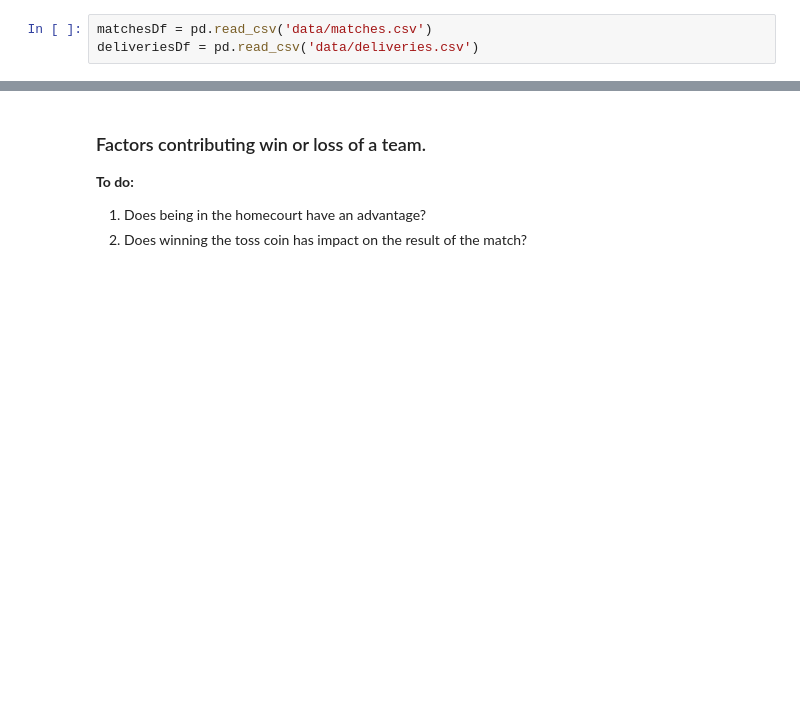
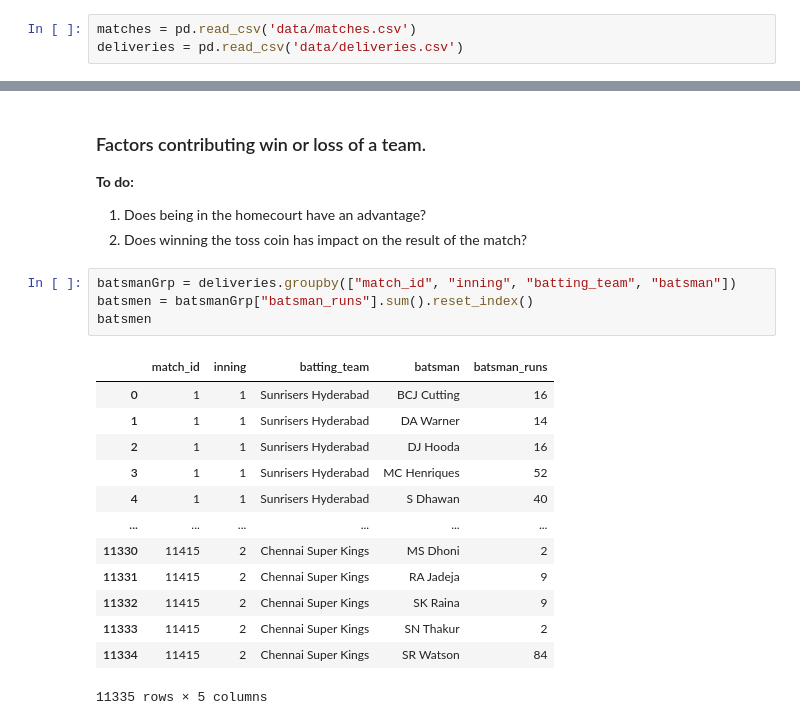
Before and after one commit to cryptic-monster/eda-sports, a Jupyter notebook: sports-eda.ipynb, the cells around one changed output, grey strips where cells are left out. Drawn from its saved outputs; the diff is of its cells as text; blank space fills up the shorter version.

```diff
--- a/sports-eda.ipynb
+++ b/sports-eda.ipynb
@@ -6,6 +6,6 @@ import numpy as np
 import matplotlib.pyplot as plt
 %matplotlib inline
 # %%
-matchesDf = pd.read_csv('data/matches.csv')
-deliveriesDf = pd.read_csv('data/deliveries.csv')
+matches = pd.read_csv('data/matches.csv')
+deliveries = pd.read_csv('data/deliveries.csv')
 # %%
@@ -163,3 +166,21 @@ The most successful player is CH Gayle
 
 1. Does being in the homecourt have an advantage?
 2. Does winning the toss coin has impact on the result of the match?
+# %%
+batsmanGrp = deliveries.groupby(["match_id", "inning", "batting_team", "batsman"])
+batsmen = batsmanGrp["batsman_runs"].sum().reset_index()
+batsmen
+# %% [output]
+|  | match_id | inning | batting_team | batsman | batsman_runs |
+| 0 | 1 | 1 | Sunrisers Hyderabad | BCJ Cutting | 16 |
+| 1 | 1 | 1 | Sunrisers Hyderabad | DA Warner | 14 |
+| 2 | 1 | 1 | Sunrisers Hyderabad | DJ Hooda | 16 |
+| 3 | 1 | 1 | Sunrisers Hyderabad | MC Henriques | 52 |
+| 4 | 1 | 1 | Sunrisers Hyderabad | S Dhawan | 40 |
+| ... | ... | ... | ... | ... | ... |
+| 11330 | 11415 | 2 | Chennai Super Kings | MS Dhoni | 2 |
+| 11331 | 11415 | 2 | Chennai Super Kings | RA Jadeja | 9 |
+| 11332 | 11415 | 2 | Chennai Super Kings | SK Raina | 9 |
+| 11333 | 11415 | 2 | Chennai Super Kings | SN Thakur | 2 |
+| 11334 | 11415 | 2 | Chennai Super Kings | SR Watson | 84 |
+11335 rows × 5 columns
```
Also changed, not shown: parts of 8 cells of this notebook, 1 other file.
